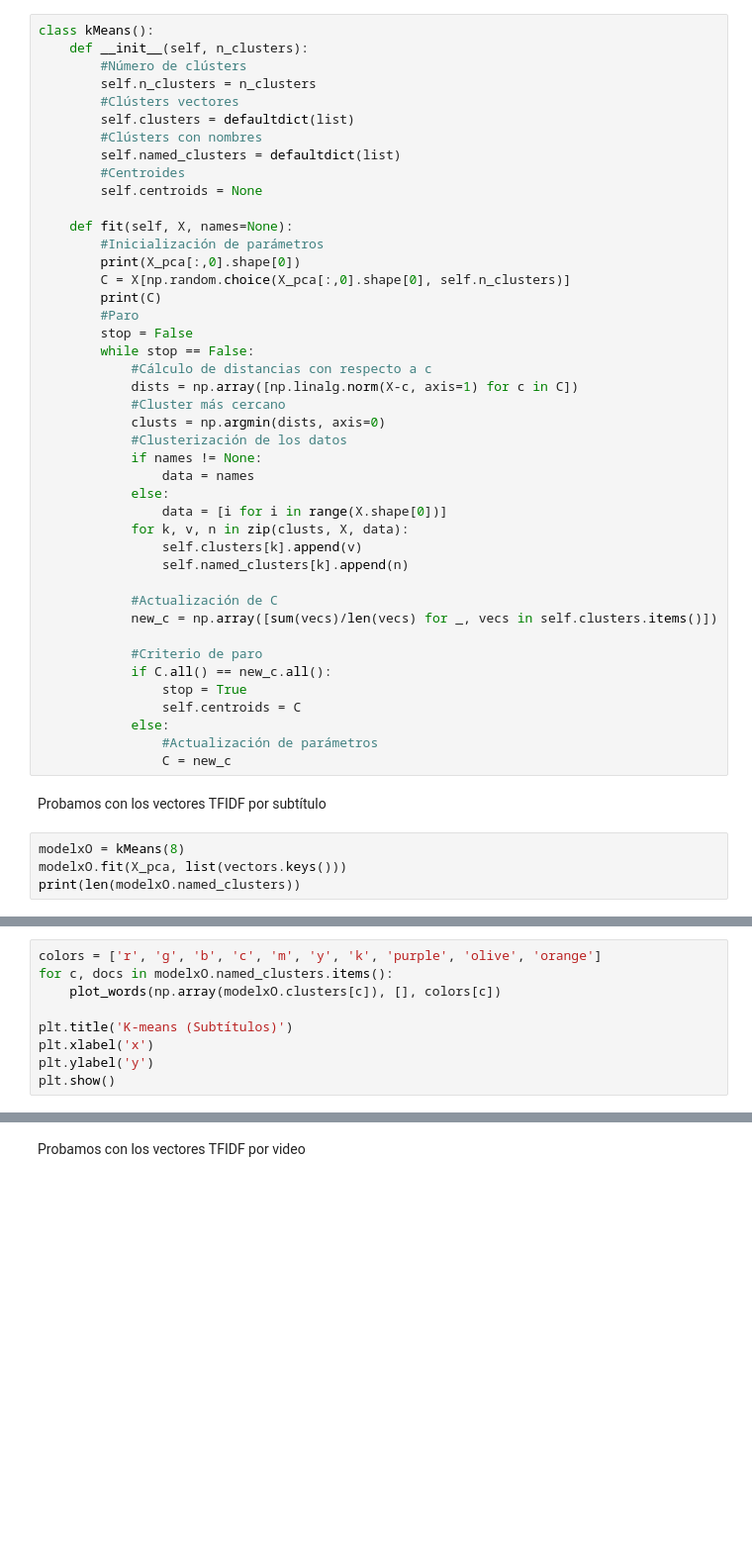
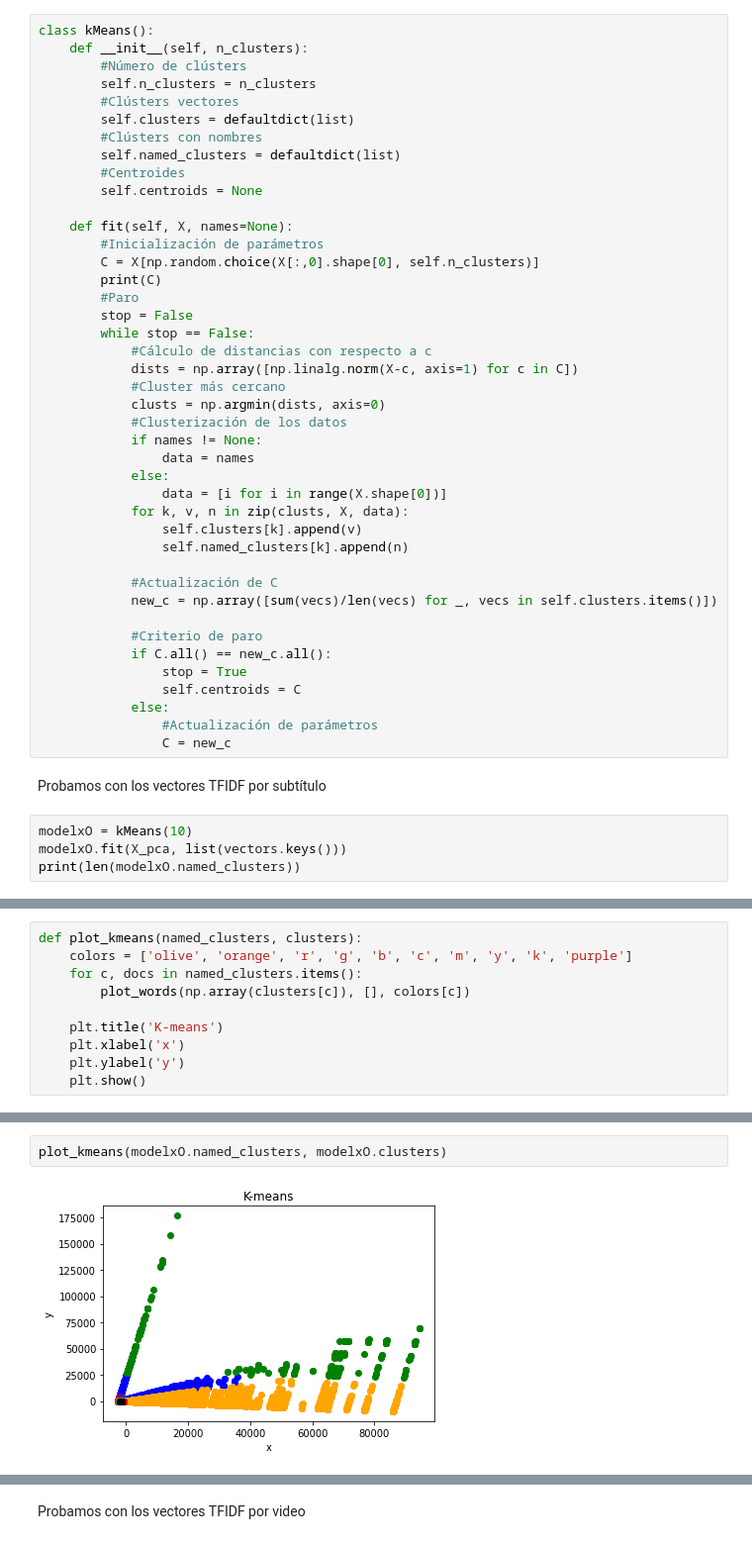
Before and after one commit to KarlaDSJ/PlayPhrase2.0, a Jupyter notebook: notebooks/Agrupar.ipynb, the cells around one changed output, grey strips where cells are left out. Shown at 99% size. Drawn from its saved outputs; the diff is of its cells as text; blank space fills up the shorter version.

Commit message:
Intento 1 de agrupar videos y subtítulos

```diff
--- a/notebooks/Agrupar.ipynb
+++ b/notebooks/Agrupar.ipynb
@@ -211,8 +212,7 @@ class kMeans():
 
     def fit(self, X, names=None):
         #Inicialización de parámetros
-        print(X_pca[:,0].shape[0])
-        C = X[np.random.choice(X_pca[:,0].shape[0], self.n_clusters)]
+        C = X[np.random.choice(X[:,0].shape[0], self.n_clusters)]
         print(C)
         #Paro
         stop = False
@@ -243,7 +243,7 @@ class kMeans():
 # %% [markdown]
 Probamos con los vectores TFIDF por subtítulo
 # %%
-modelxO = kMeans(8)
+modelxO = kMeans(10)
 modelxO.fit(X_pca, list(vectors.keys()))
 print(len(modelxO.named_clusters))
 # %% [output]
@@ -272,9 +275,10 @@ for c, docs in modelxO.named_clusters.items():
 # %%
-colors = ['r', 'g', 'b', 'c', 'm', 'y', 'k', 'purple', 'olive', 'orange']
-for c, docs in modelxO.named_clusters.items():
-    plot_words(np.array(modelxO.clusters[c]), [], colors[c])
+def plot_kmeans(named_clusters, clusters):
+    colors = ['olive', 'orange', 'r', 'g', 'b', 'c', 'm', 'y', 'k', 'purple']
+    for c, docs in named_clusters.items():
+        plot_words(np.array(clusters[c]), [], colors[c])
 
-plt.title('K-means (Subtítulos)')
-plt.xlabel('x')
-plt.ylabel('y')
-plt.show()
+    plt.title('K-means')
+    plt.xlabel('x')
+    plt.ylabel('y')
+    plt.show()
@@ -282,0 +285,4 @@ plt.show()
+# %%
+plot_kmeans(modelxO.named_clusters, modelxO.clusters)
+# %% [output]
+[figure, added]
```
Also changed, not shown: parts of 9 cells of this notebook.
